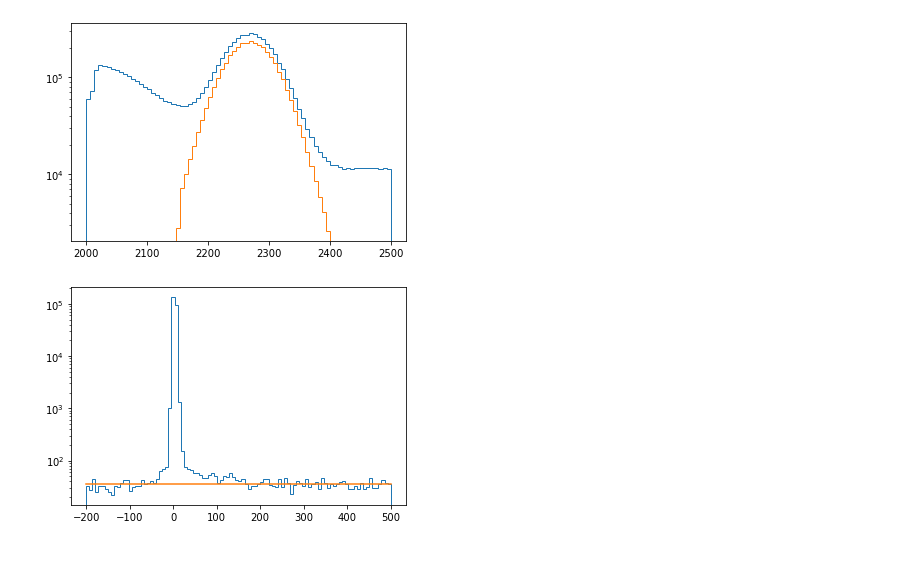
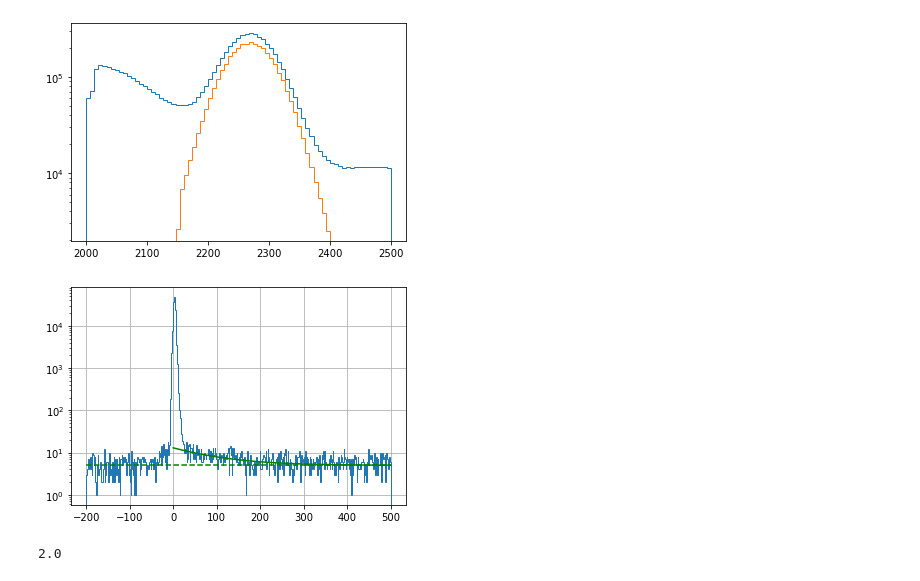
Before and after one commit to acolijn/DT5550_DAQ, a Jupyter notebook: analysis/na22_analysis_example.ipynb, the cells around one changed output. Cells and saved outputs as stored; diff of their text form; code cells hidden in the pictures.

```diff
--- a/analysis/na22_analysis_example.ipynb
+++ b/analysis/na22_analysis_example.ipynb
@@ -73,7 +72,11 @@ for file in io.filenames:
                 #
                 # if the energy is within 100keV of the 1274keV gamma ray line, we found it (check if this is OK)
                 #
-                if abs(io.Q[idet]-1274)<100:
+                rr = io.R[idet]
+                rmean = io.config['detector_settings'][idet]['RMEAN']
+                rsig = io.config['detector_settings'][idet]['RSIGMA']
+
+                if abs(io.Q[idet]-1274)<100 and (io.valid[idet]) and (abs(rr-rmean) < 3*rsig):
                     #print('1274keV ', idet,'t =',io.tc[idet],'E =',io.Q[idet])
                     t0 = io.tc[idet]
                     i0 = idet
@@ -86,7 +89,10 @@ for file in io.filenames:
             dt = []
             for idet in range(N_DETECTOR):
                 # if the hits is valid AND the detector is not the one that saw the 1274keV gamma ray
-                if (io.valid[idet]) and (idet != i0):
+                rr = io.R[idet]
+                rmean = io.config['detector_settings'][idet]['RMEAN']
+                rsig = io.config['detector_settings'][idet]['RSIGMA']
+                if (io.valid[idet]) and (idet != i0) and (abs(rr - rmean) < 3*rsig):
                     nn = nn + 1
                     esum = esum + io.Q[idet]
                     dt.append(io.tc[idet]-t0) # time difference wrt to 1274keV gamma ray
@@ -172,9 +251,18 @@ plt.show()
 # %% [output]
 [figure]
 # %%
-plt.hist(tt3,bins=100,range=(-200,500),histtype='step')
-plt.plot([-200,500],[35,35])
+bins = 500
+plt.hist(tt3,bins=bins,range=(-200,500),histtype='step')
+yy = 5
+plt.plot([-200,500],[yy,yy],'--',color='green')
+plt.grid()
+xx=np.linspace(0,500,100)
+plt.plot(xx,8*np.exp(-xx/100)+5,color='green')
 plt.yscale('log')
 plt.show()
 # %% [output]
-[figure, old version]
+[figure, new version]
+# %%
+special.erfc(-10000)
+# %% [output]
+2.0
```
Also changed, not shown: parts of 6 cells of this notebook, 3 other files.
